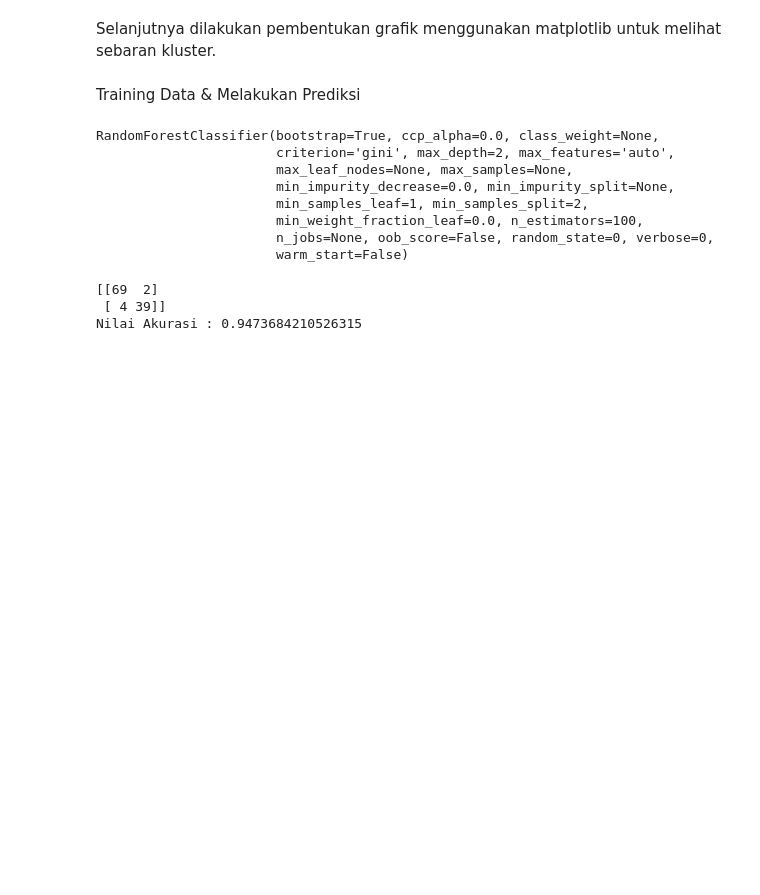
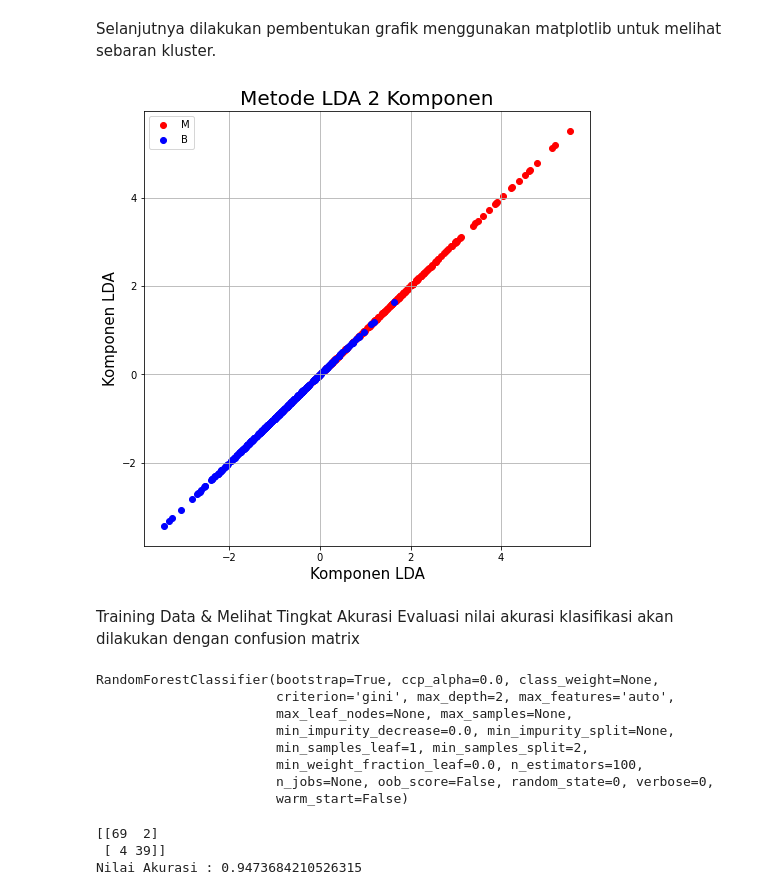
Before and after one commit to hananlu/SLOuas, a Jupyter notebook: Klusterisasi_dengan_LDA.ipynb, the cells around one changed output. Cells and saved outputs as stored; diff of their text form; code cells hidden in the pictures; blank space fills up the shorter version.

Commit message:
Dibuat oleh Gregorius Pradana, Laily Ade, & Naufal Hanan

```diff
--- a/Klusterisasi_dengan_LDA.ipynb
+++ b/Klusterisasi_dengan_LDA.ipynb
@@ -93,0 +97,3 @@ fitur_test = sederhana.transform(fitur_test)
+# %%
+Analisa = pd.DataFrame(data = fitur_sederhana, columns = ['komponen_linier'])
+Analisa.head()
@@ -93,0 +107,4 @@ fitur_test = sederhana.transform(fitur_test)
+# %%
+#selanjutnya dibuat tabel baru bernama AnanlisisFinal untuk menggabungkan hasil analisis linier dengan label (concat tabel Analisa dengan kolom "diagnosis" dari dataset)
+AnalisisFinal = pd.concat([Analisa, sumber[['diagnosis']]], axis = 1)
+AnalisisFinal.head()
@@ -94,5 +118,23 @@ fitur_test = sederhana.transform(fitur_test)
 # %% [markdown]
 Selanjutnya dilakukan pembentukan grafik menggunakan matplotlib untuk melihat sebaran kluster.
-# %% [markdown]
-Training Data & Melakukan Prediksi
+# %%
+fig = mpl.figure(figsize = (8,8))
+ax = fig.add_subplot(1,1,1)
+ax.set_xlabel('Komponen LDA', fontsize = 15)
+ax.set_ylabel('Komponen LDA', fontsize = 15)
+ax.set_title('Metode LDA 2 Komponen', fontsize = 20)
+targets = ['M', 'B']
+colors = ['r', 'b']
+for target, color in zip(targets,colors):
+    indicesToKeep = AnalisisFinal['diagnosis'] == target
+    ax.scatter(AnalisisFinal.loc[indicesToKeep, 'komponen_linier']
+               , AnalisisFinal.loc[indicesToKeep, 'komponen_linier']
+               , c = color)
+ax.legend(targets)
+ax.grid()
+# %% [output]
+[figure, added]
+# %% [markdown]
+Training Data & Melihat Tingkat Akurasi
+Evaluasi nilai akurasi klasifikasi akan dilakukan dengan confusion matrix
 # %%
```
Also changed, not shown: parts of 9 cells of this notebook.
